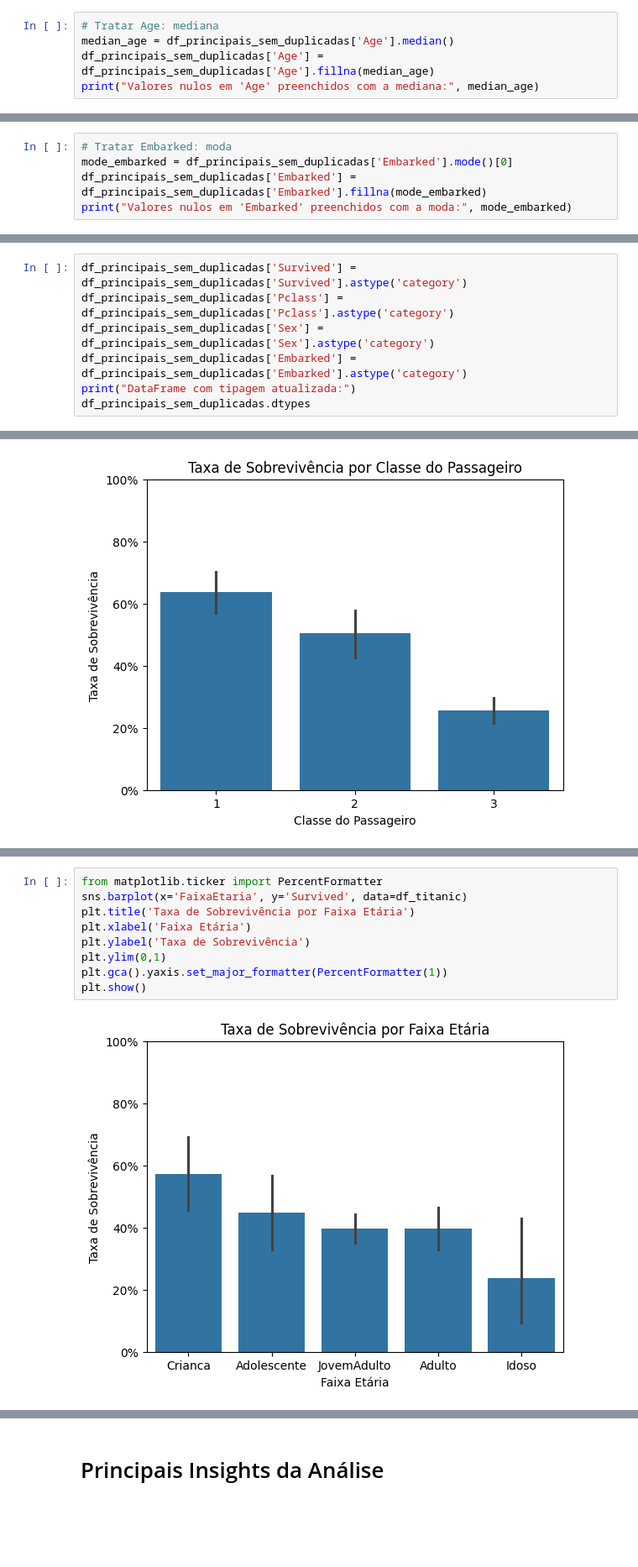
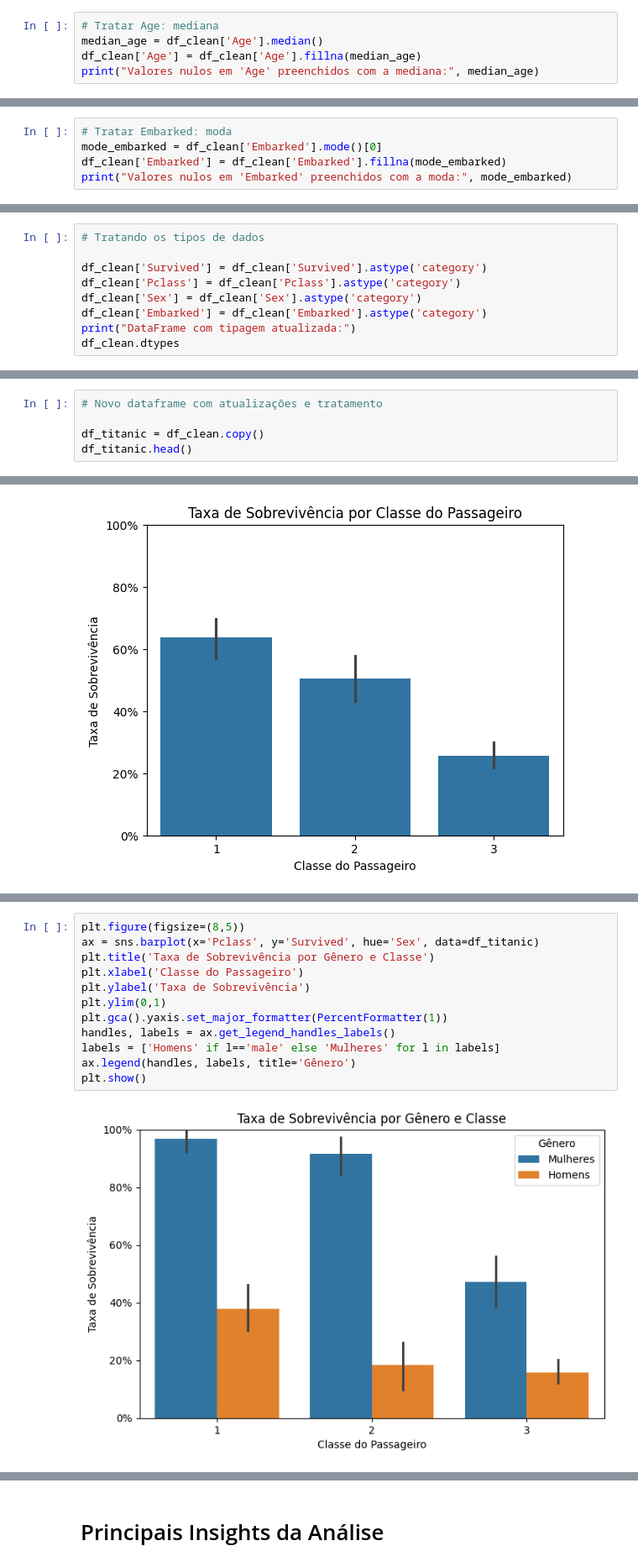
Before and after one commit to rodrigodll46/Titanic, a Jupyter notebook: notebook/Titanic.ipynb, the cells around one changed output, grey strips where cells are left out. Shown at 84% size. Cells and saved outputs as stored; diff of their text form; blank space fills up the shorter version.

```diff
--- a/notebook/Titanic.ipynb
+++ b/notebook/Titanic.ipynb
@@ -164,14 +107,14 @@ dtype: float64
 # %%
 # Tratar Age: mediana
-median_age = df_principais_sem_duplicadas['Age'].median()
-df_principais_sem_duplicadas['Age'] = df_principais_sem_duplicadas['Age'].fillna(median_age)
+median_age = df_clean['Age'].median()
+df_clean['Age'] = df_clean['Age'].fillna(median_age)
 print("Valores nulos em 'Age' preenchidos com a mediana:", median_age)
 # %% [output]
 Valores nulos em 'Age' preenchidos com a mediana: 28.0
 # %%
 # Tratar Embarked: moda
-mode_embarked = df_principais_sem_duplicadas['Embarked'].mode()[0]
-df_principais_sem_duplicadas['Embarked'] = df_principais_sem_duplicadas['Embarked'].fillna(mode_embarked)
+mode_embarked = df_clean['Embarked'].mode()[0]
+df_clean['Embarked'] = df_clean['Embarked'].fillna(mode_embarked)
 print("Valores nulos em 'Embarked' preenchidos com a moda:", mode_embarked)
 # %% [output]
 Valores nulos em 'Embarked' preenchidos com a moda: S
@@ -182,10 +121,12 @@ Isso ajuda a organizar melhor os dados e facilita a análise e a criação de gr
 # %%
-df_principais_sem_duplicadas['Survived'] = df_principais_sem_duplicadas['Survived'].astype('category')
-df_principais_sem_duplicadas['Pclass'] = df_principais_sem_duplicadas['Pclass'].astype('category')
-df_principais_sem_duplicadas['Sex'] = df_principais_sem_duplicadas['Sex'].astype('category')
-df_principais_sem_duplicadas['Embarked'] = df_principais_sem_duplicadas['Embarked'].astype('category')
+# Tratando os tipos de dados
+
+df_clean['Survived'] = df_clean['Survived'].astype('category')
+df_clean['Pclass'] = df_clean['Pclass'].astype('category')
+df_clean['Sex'] = df_clean['Sex'].astype('category')
+df_clean['Embarked'] = df_clean['Embarked'].astype('category')
 print("DataFrame com tipagem atualizada:")
-df_principais_sem_duplicadas.dtypes
+df_clean.dtypes
 # %% [output]
 DataFrame com tipagem atualizada:
 |  | 0 |
@@ -246,0 +142,5 @@ df_titanic.head()
+# %%
+# Novo dataframe com atualizações e tratamento
+
+df_titanic = df_clean.copy()
+df_titanic.head()
@@ -330,11 +262,14 @@ plt.show()
 # %%
-from matplotlib.ticker import PercentFormatter
-sns.barplot(x='FaixaEtaria', y='Survived', data=df_titanic)
-plt.title('Taxa de Sobrevivência por Faixa Etária')
-plt.xlabel('Faixa Etária')
+plt.figure(figsize=(8,5))
+ax = sns.barplot(x='Pclass', y='Survived', hue='Sex', data=df_titanic)
+plt.title('Taxa de Sobrevivência por Gênero e Classe')
+plt.xlabel('Classe do Passageiro')
 plt.ylabel('Taxa de Sobrevivência')
 plt.ylim(0,1)
 plt.gca().yaxis.set_major_formatter(PercentFormatter(1))
+handles, labels = ax.get_legend_handles_labels()
+labels = ['Homens' if l=='male' else 'Mulheres' for l in labels]
+ax.legend(handles, labels, title='Gênero')
 plt.show()
 # %% [output]
-[figure, old version]
+[figure, new version]
```
Also changed, not shown: parts of 58 cells of this notebook.
